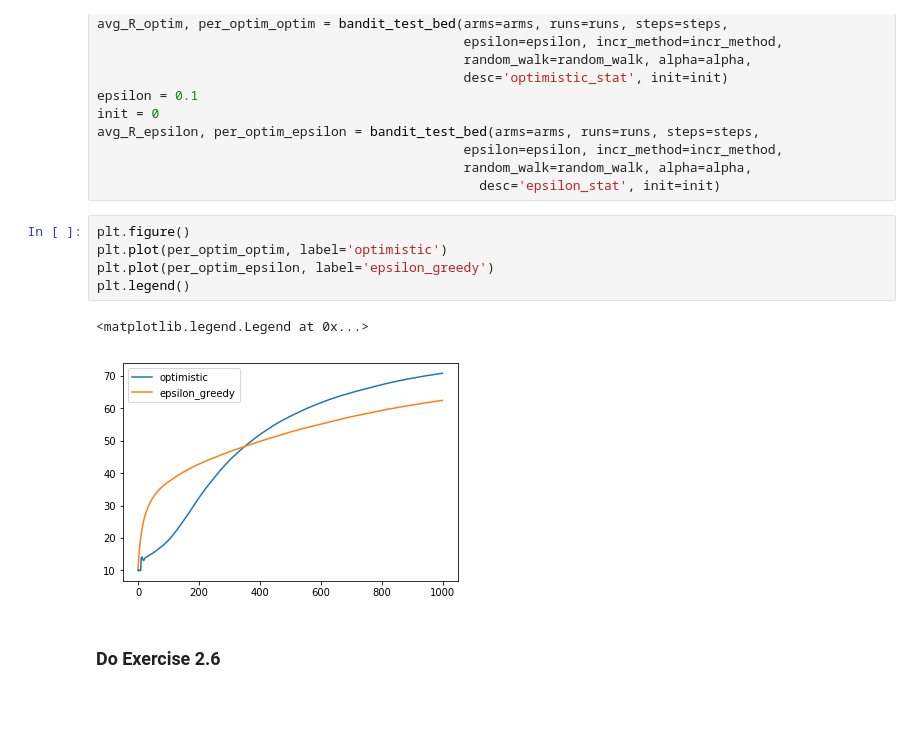
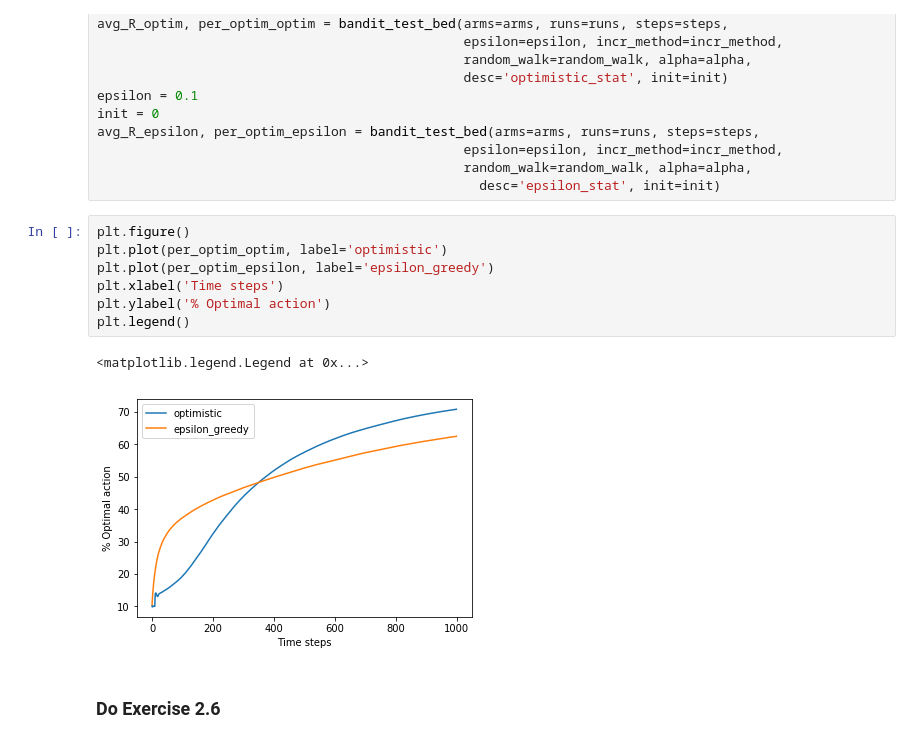
Before and after one commit to madaanpulkit/RL-M2019, a Jupyter notebook: HW1/homework_1.ipynb, the cells around one changed output. Drawn from its saved outputs; the diff is of its cells as text; blank space fills up the shorter version.

```diff
--- a/HW1/homework_1.ipynb
+++ b/HW1/homework_1.ipynb
@@ -140,11 +144,13 @@ avg_R_epsilon, per_optim_epsilon = bandit_test_bed(arms=arms, runs=runs, steps=s
 # %%
 plt.figure()
 plt.plot(per_optim_optim, label='optimistic')
 plt.plot(per_optim_epsilon, label='epsilon_greedy')
+plt.xlabel('Time steps')
+plt.ylabel('% Optimal action')
 plt.legend()
 # %% [output]
 <matplotlib.legend.Legend at 0x...>
-[figure, old version]
+[figure, new version]
 # %% [markdown]
 ### Do Exercise 2.6
 # %% [markdown]
```
Also changed, not shown: parts of 3 cells of this notebook.
